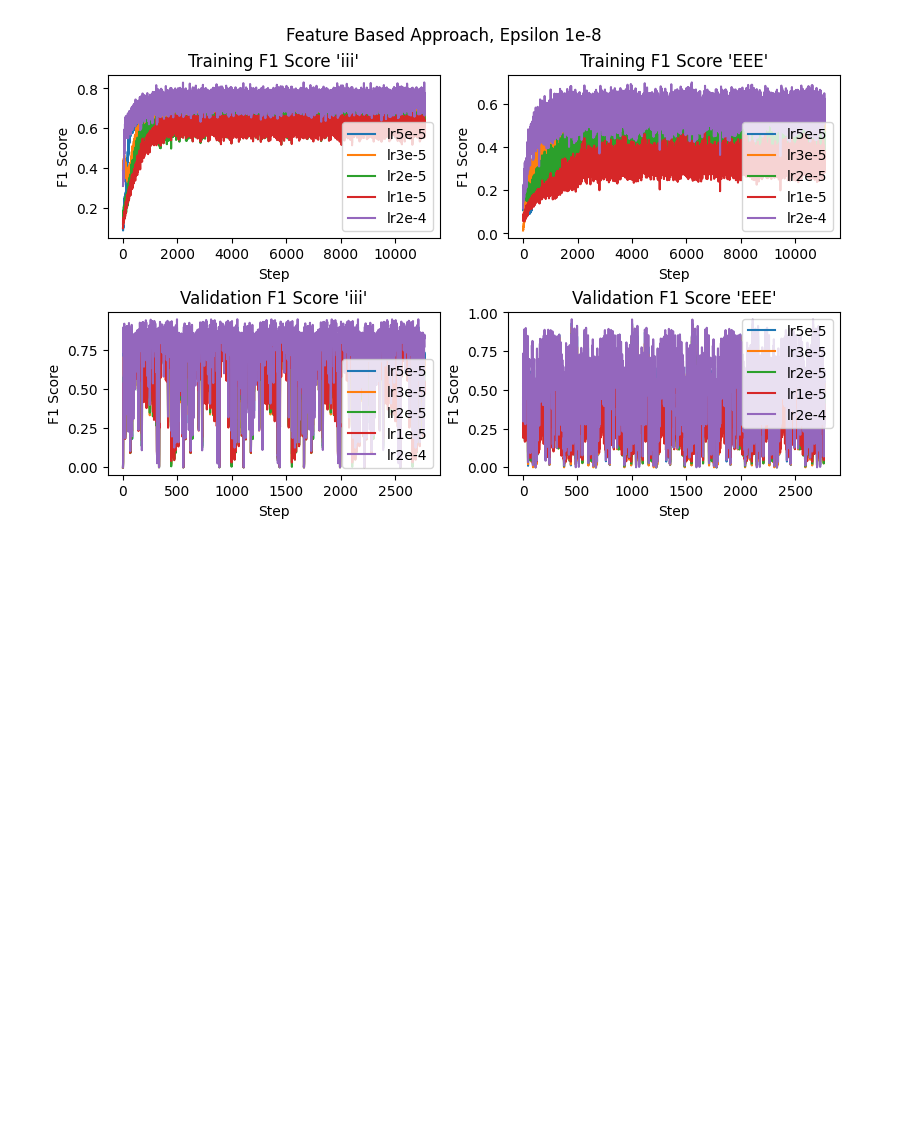
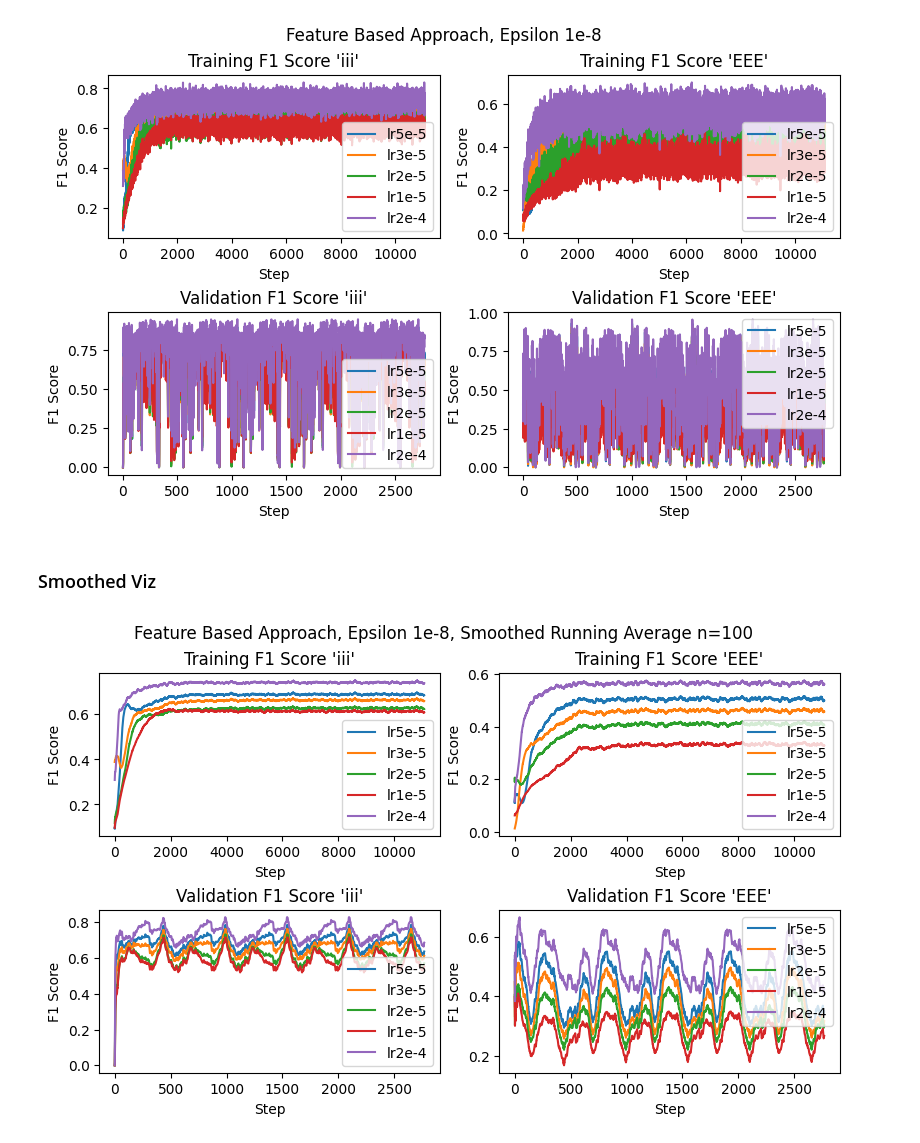
Before and after one commit to anwari32/sequence-processing, a Jupyter notebook: visualisation.ipynb, the cells around one changed output. Saved outputs shown, nothing was run; the diff lists cells and outputs as text; code cells hidden in the pictures; blank space fills up the shorter version.

```diff
--- a/visualisation.ipynb
+++ b/visualisation.ipynb
@@ -153,3 +255,72 @@ plt.suptitle(suptitle)
 plt.show()
 # %% [output]
 [figure]
+# %% [markdown]
+### Smoothed Viz
+# %%
+training_step = "training_step"
+validation_step = "validation_step"
+suptitle = "Feature Based Approach, Epsilon 1e-8, Smoothed Running Average n=100"
+
+figs, axes = plt.subplots(nrows=2, ncols=2, constrained_layout=True, figsize=(8, 5))
+
+# ft train iii
+for lr in learning_rates:
+    axes[0][0].plot(
+        fb_train_f1_score_iii_df[training_step].values,
+        running_average_smoothing(
+            fb_train_f1_score_iii_df[lr].values,
+            100
+        ),
+        label=lr
+    )
+
+axes[0][0].set(xlabel="Step", ylabel="F1 Score", title="Training F1 Score 'iii'")
+axes[0][0].legend()
+
+# ft train EEE
+for lr in learning_rates:
+    axes[0][1].plot(
+        fb_train_f1_score_EEE_df[training_step].values,
+        running_average_smoothing(
+            fb_train_f1_score_EEE_df[lr].values,
+            100
+        ),
+        label=lr
+    )
+
+axes[0][1].set(xlabel="Step", ylabel="F1 Score", title="Training F1 Score 'EEE'")
+axes[0][1].legend()
+
+# ft val iii
+for lr in learning_rates:
+    axes[1][0].plot(
+        fb_val_f1_score_iii_df[validation_step].values,
+        running_average_smoothing(
+            fb_val_f1_score_iii_df[lr].values,
+            100
+        ),
+        label=lr
+    )
+
+axes[1][0].set(xlabel="Step", ylabel="F1 Score", title="Validation F1 Score 'iii'")
+axes[1][0].legend()
+
+# ft val EEE
+for lr in learning_rates:
+    axes[1][1].plot(
+        fb_val_f1_score_EEE_df[validation_step].values,
+        running_average_smoothing(
+            fb_val_f1_score_EEE_df[lr].values,
+            100
+        ),
+        label=lr
+    )
+
+axes[1][1].set(xlabel="Step", ylabel="F1 Score", title="Validation F1 Score 'EEE'")
+axes[1][1].legend()
+
+plt.suptitle(suptitle)
+plt.show()
+# %% [output]
+[figure, added]
```
Also changed, not shown: parts of 30 cells of this notebook, 14 other files.
